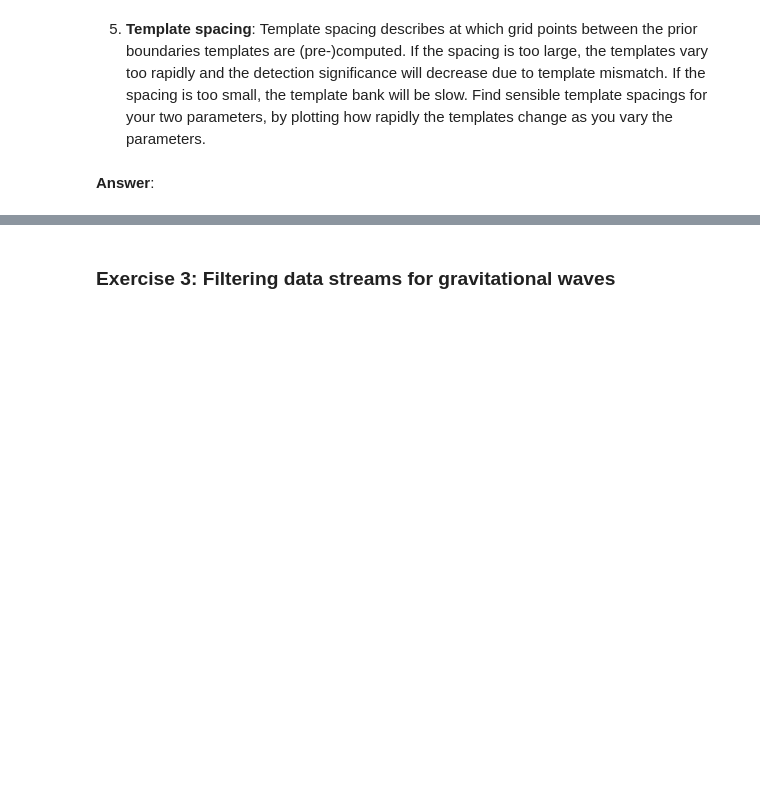
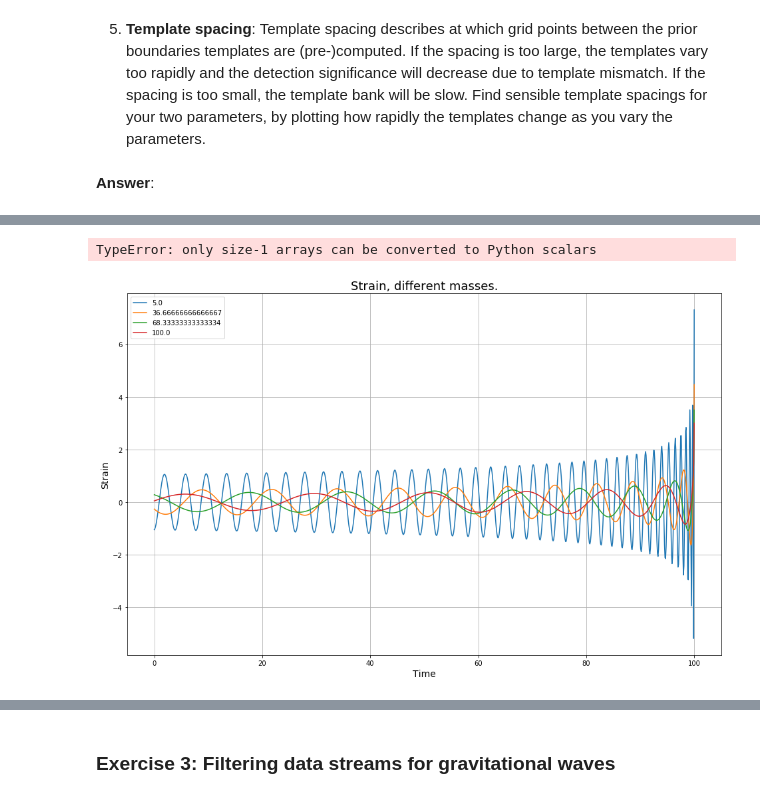
Before and after one commit to AukeB/MAS-2020, a Jupyter notebook: GravitationalWaves/GravitationalWaves.ipynb, the cells around one changed output, grey strips where cells are left out. Saved outputs shown, nothing was run; the diff lists cells and outputs as text; code cells hidden in the pictures; blank space fills up the shorter version.

```diff
--- a/GravitationalWaves/GravitationalWaves.ipynb
+++ b/GravitationalWaves/GravitationalWaves.ipynb
@@ -151,0 +194,25 @@ Scale parameters: $A$, $\eta$, $D$
+# %%
+# Set phi_c and x.
+x = np.linspace(5,100,4)
+phi_c = 0
+t= np.linspace(0,t_c-0.01,10*t_c)
+t_c = 100
+h = []
+for i in range(len(x)):
+    h.append(f_h(x[i],phi_c,t,t_c))
+print(np.size(h))
+# %% [output]
+TypeError: only size-1 arrays can be converted to Python scalars
+# %%
+plt.figure(figsize=(16,10))
+for i in range(len(h)):
+    plt.plot(t,h[i],label=f'{x[i]}')
+plt.title('Strain, different masses.',fontsize=18)
+plt.ylabel('Strain',fontsize=14)
+plt.xlabel('Time',fontsize=14)
+plt.legend()
+plt.grid()
+plt.show()
+plt.close()
+# %% [output]
+[figure, added]
```
Also changed, not shown: parts of 20 cells of this notebook.
